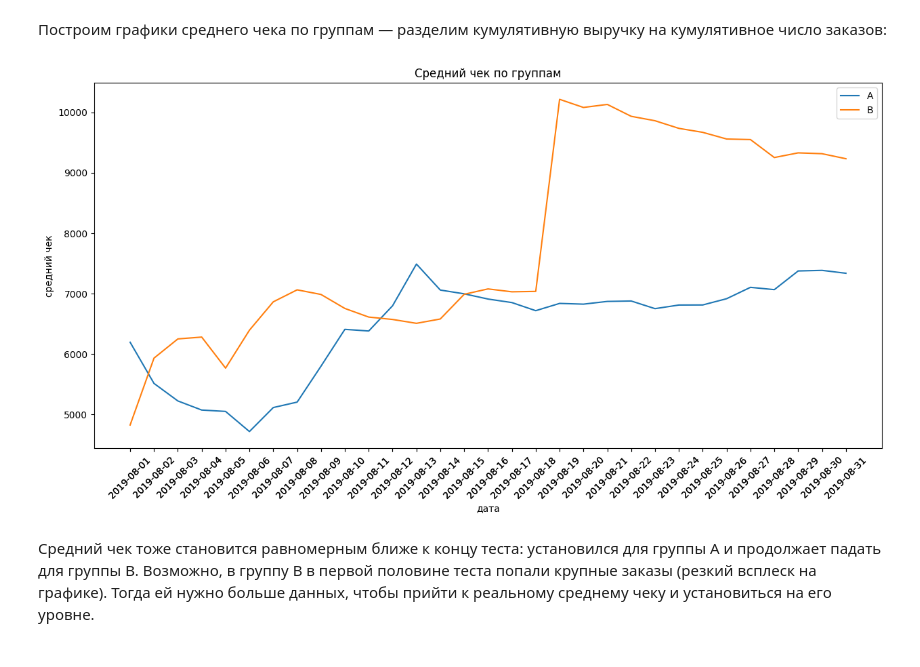
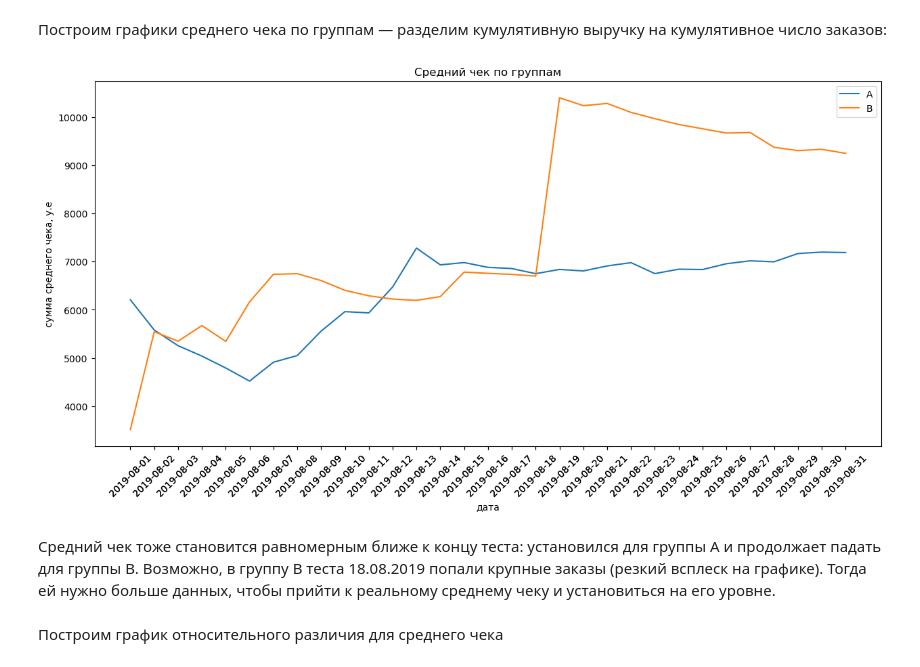
Before and after one commit to analyst-plv/hypothesis, a Jupyter notebook: hypothesis.ipynb, the cells around one changed output. Saved outputs shown, nothing was run; the diff lists cells and outputs as text; code cells hidden in the pictures.

```diff
--- a/hypothesis.ipynb
+++ b/hypothesis.ipynb
@@ -267,3 +312,6 @@ SyntaxError: unmatched ']' (2340219113.py, line 1)
+# %%
+# исключаем из датафрейма этих пользователей
+orders = orders.query('visitor_id not in @double_users')
 # %% [markdown]
 Чтобы построить графики, нужно собрать кумулятивные данные. Объявим датафрейм cumulativeData со столбцами:
 
@@ -342,14 +390,16 @@ cumulativeRevenueA.head()
 # %%
 plt.figure(figsize=(15,7))
 plt.plot(cumulativeRevenueA['date'], cumulativeRevenueA['revenue']/cumulativeRevenueA['orders'], label='A')
 plt.plot(cumulativeRevenueB['date'], cumulativeRevenueB['revenue']/cumulativeRevenueB['orders'], label='B')
 plt.legend()
 plt.xlabel('дата')
-plt.ylabel('сумма среднего чека')
+plt.ylabel('сумма среднего чека, у.е')
 plt.title('Средний чек по группам')
 plt.xticks(cumulativeData['date'], rotation=45)
 plt.show()
 # %% [output]
-[figure, old version]
+[figure, new version]
 # %% [markdown]
-Средний чек тоже становится равномерным ближе к концу теста: установился для группы A и продолжает падать для группы B. Возможно, в группу B в первой половине теста попали крупные заказы (резкий всплеск на графике). Тогда ей нужно больше данных, чтобы прийти к реальному среднему чеку и установиться на его уровне.
+ Средний чек тоже становится равномерным ближе к концу теста: установился для группы A и продолжает падать для группы B. Возможно, в группу B теста 18.08.2019 попали крупные заказы (резкий всплеск на графике). Тогда ей нужно больше данных, чтобы прийти к реальному среднему чеку и установиться на его уровне.
+# %% [markdown]
+Построим график относительного различия для среднего чека
```
Also changed, not shown: parts of 74 cells of this notebook.
